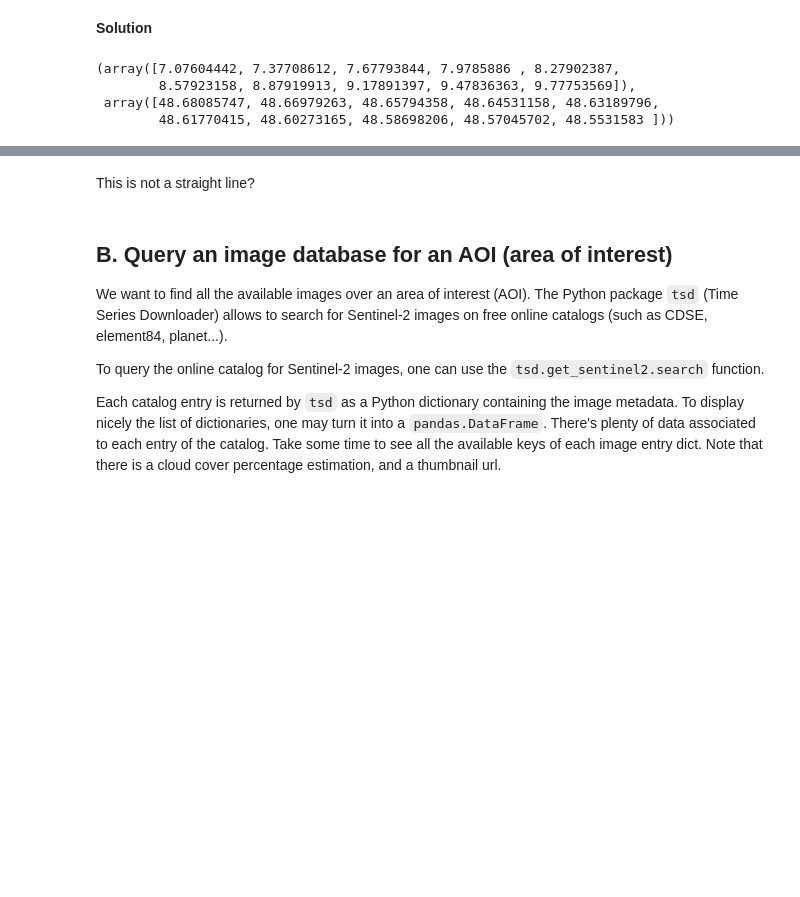
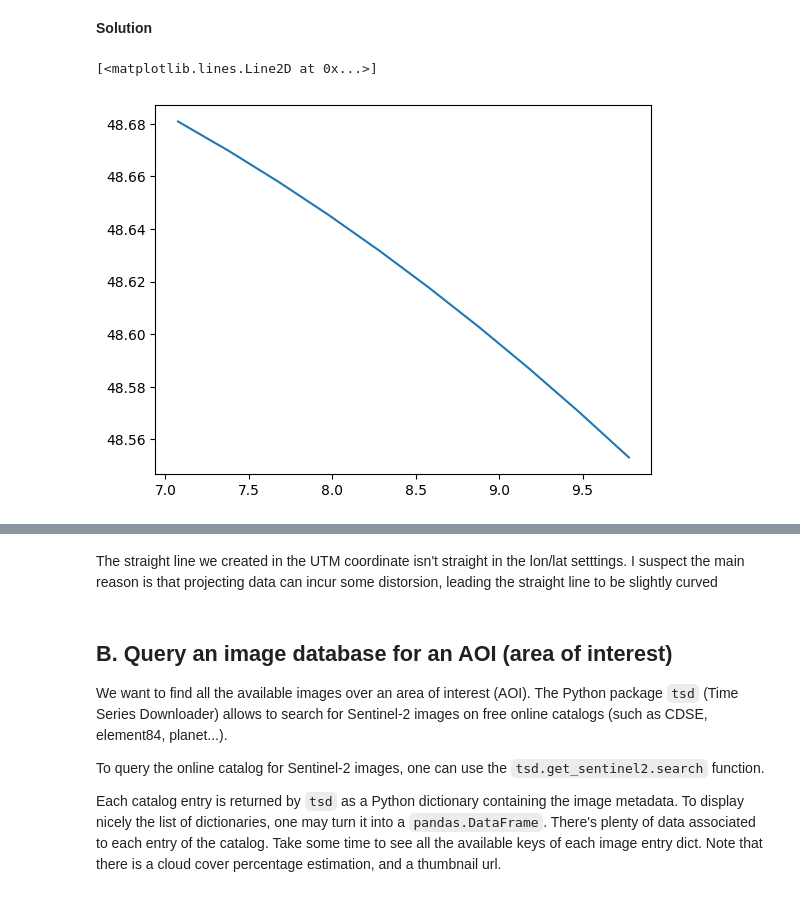
Before and after one commit to gardiens/MVA_24_25, a Jupyter notebook: Copie_de_TP_collection.ipynb, the cells around one changed output, grey strips where cells are left out. Drawn from its saved outputs; the diff is of its cells as text; code cells hidden in the pictures; blank space fills up the shorter version.

```diff
--- a/Copie_de_TP_collection.ipynb
+++ b/Copie_de_TP_collection.ipynb
@@ -251,19 +263,19 @@ Bear in mind these conclusions about the projections.
 # %%
 ### Ex 2.
 
 ###### Insert your solution code here ######
 easting=400000
 northing=5400000
 epsg=32631
 eastings= [easting]+np.linspace(easting,easting+200e3,10)
 northings=[northing]*10
 lon,lat=utils.utm_to_lonlat(eastings,northings,epsg)
 lon,lat
+# plot the resulting coordinate in a cartesion lon/lat plot
+plt.plot(lon,lat)
 # %% [output]
-(array([7.07604442, 7.37708612, 7.67793844, 7.9785886 , 8.27902387,
-        8.57923158, 8.87919913, 9.17891397, 9.47836363, 9.77753569]),
- array([48.68085747, 48.66979263, 48.65794358, 48.64531158, 48.63189796,
-        48.61770415, 48.60273165, 48.58698206, 48.57045702, 48.5531583 ]))
+[<matplotlib.lines.Line2D at 0x...>]
+[figure, added]
 # %%
 ###### Write your answer here ######
 #display it
@@ -273,8 +285,8 @@ folium.GeoJson(line).add_to(m)
 display(m)
 # %% [output]
 [interactive output not drawn]
-# %% [markdown]
-This is not a straight line?
+# %% [markdown]
+The straight line we created in the UTM coordinate isn't straight in the lon/lat setttings. I suspect the main reason is that projecting data can incur some distorsion, leading the straight line to be slightly curved
 # %% [markdown]
 ## B. Query an image database for an AOI (area of interest)
 
```
Also changed, not shown: parts of 21 cells of this notebook.
